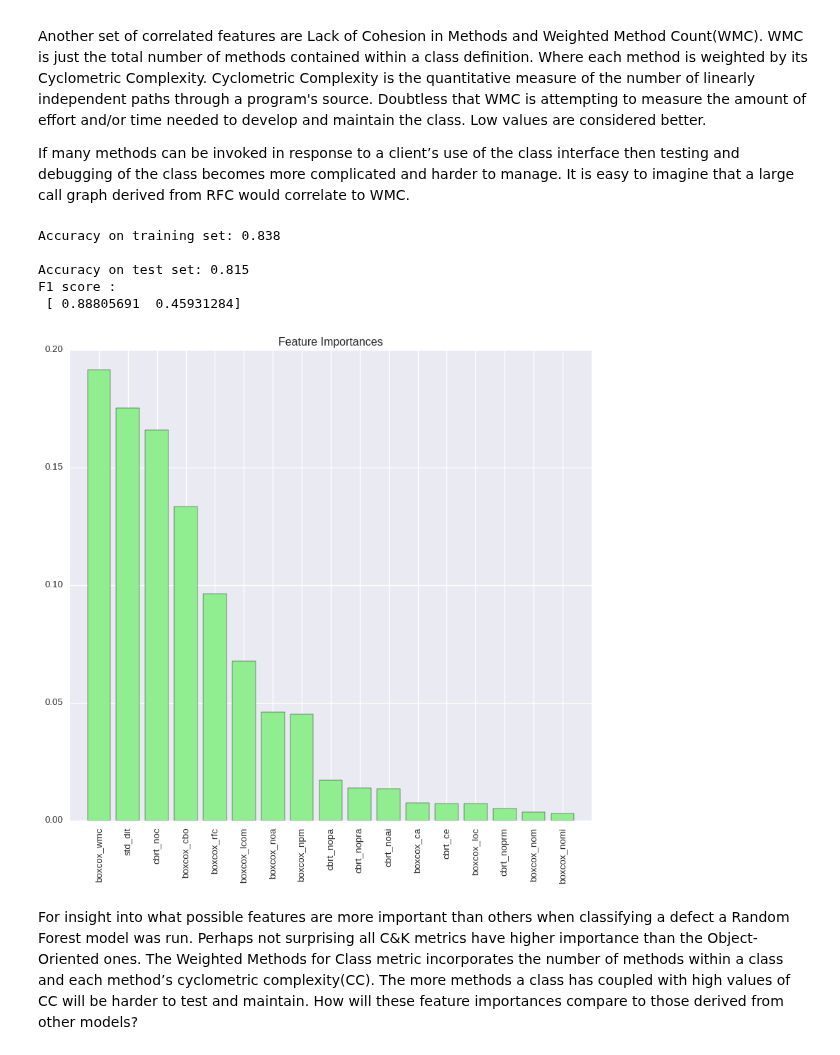
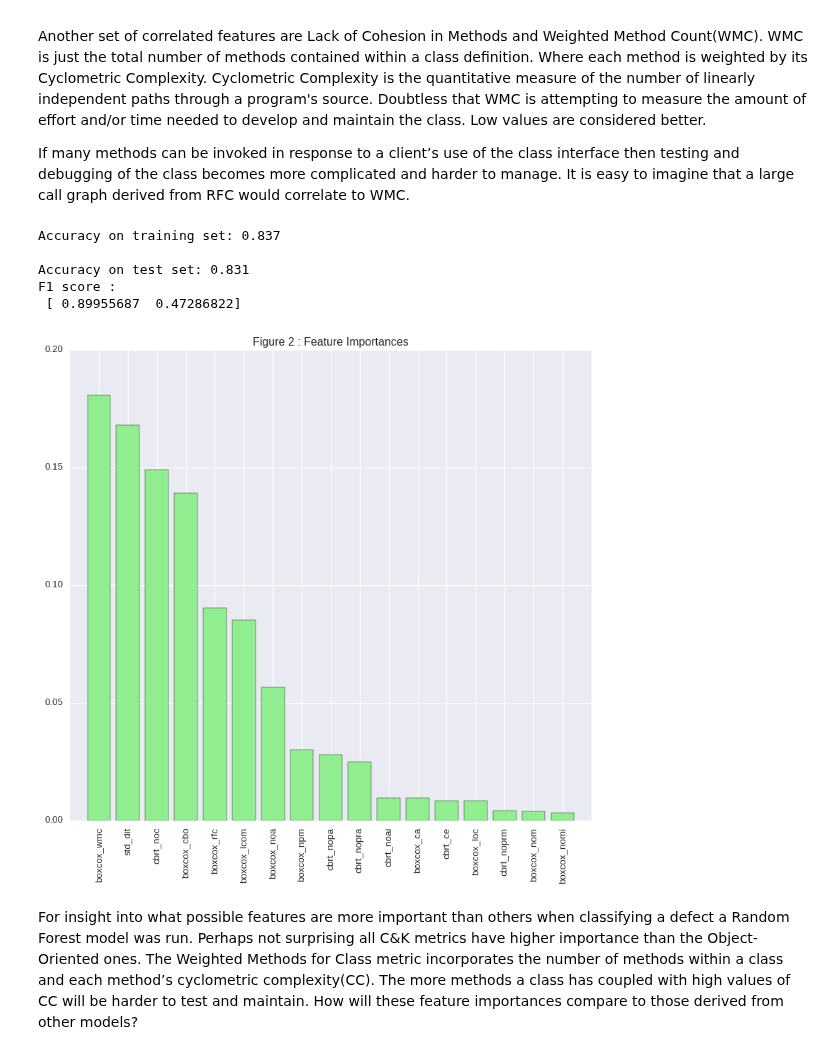
Before and after one commit to 315iah515/Thinkful-Notebooks, a Jupyter notebook: Bootcamp/Supervised/CapStone/SupervisedLearningCapStone.ipynb, the cells around one changed output. Saved outputs shown, nothing was run; the diff lists cells and outputs as text; code cells hidden in the pictures.

```diff
--- a/Bootcamp/Supervised/CapStone/SupervisedLearningCapStone.ipynb
+++ b/Bootcamp/Supervised/CapStone/SupervisedLearningCapStone.ipynb
@@ -174,38 +179,38 @@ If many methods can be invoked in response to a client’s use of the class inte
 # Feature selection with Random Forest
 from sklearn.metrics import f1_score
 
 sw_metrics['bugs_b'] = np.where(sw_metrics.bugs > 0, 1, 0)
 y = sw_metrics.bugs_b
 X = sw_metrics.drop(['bugs', 'bugs_b', 'cbrt_bugs'], axis=1)
 
 labels = X.columns
 X_train, X_test, y_train, y_test = train_test_split(X, y, test_size=0.3, random_state=0)
 
 rfc = ensemble.RandomForestClassifier(n_estimators=10, max_depth=4, class_weight={0:1, 1:3})
 rfc.fit(X_train, y_train)
 
 importances = rfc.feature_importances_
 indices = np.argsort(importances)[::-1]
 plt.figure(figsize=(800/my_dpi, 800/my_dpi), dpi=my_dpi)
-plt.title('Feature Importances')
+plt.title('Figure 2 : Feature Importances')
 plt.bar(range(X_train.shape[1]), importances[indices], color='lightgreen', align='center')
 plt.xticks(range(X_train.shape[1]), labels, rotation=90)
 plt.xlim([-1, X_train.shape[1]])
 plt.tight_layout()
 
 print("\nAccuracy on training set: {:.3f}".format(rfc.score(X_train, y_train)))
 
 y_ = rfc.predict(X_test)
 
 print("\nAccuracy on test set: {:.3f}".format(rfc.score(X_test, y_test)))
 print("F1 score :\n %s" % (f1_score(y_test, y_, average=None)))
 # %% [output]
-Accuracy on training set: 0.838
+Accuracy on training set: 0.837
 
-Accuracy on test set: 0.815
+Accuracy on test set: 0.831
 F1 score :
- [ 0.88805691  0.45931284]
+ [ 0.89955687  0.47286822]
-[figure, old version]
+[figure, new version]
 # %% [markdown]
 For insight into what possible features are more important than others when classifying a defect a Random Forest model was run. Perhaps not surprising all C&K metrics have higher importance than the Object-Oriented ones. The Weighted Methods for Class metric incorporates the number of methods within a class and each method’s cyclometric complexity(CC). The more methods a class has coupled with high values of CC will be harder to test and maintain. How will these feature importances compare to those derived from other models?
 # %% [markdown]
```
Also changed, not shown: parts of 14 cells of this notebook.
